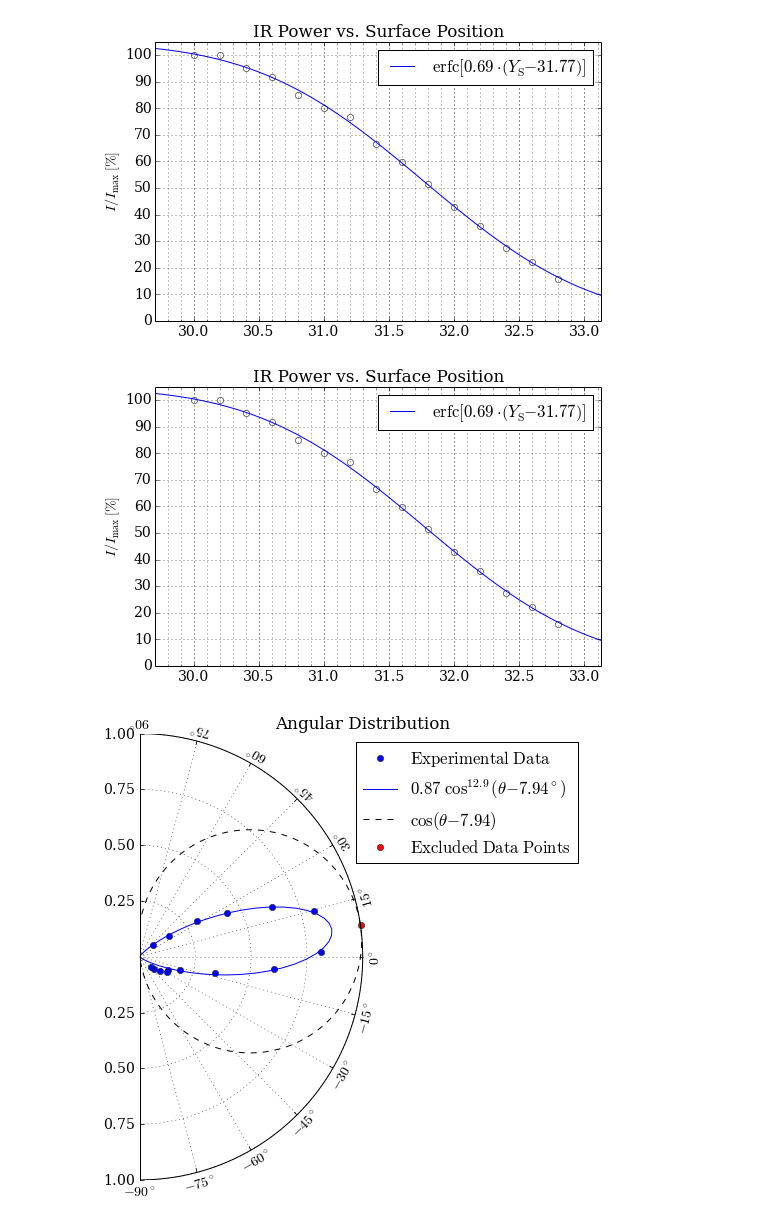
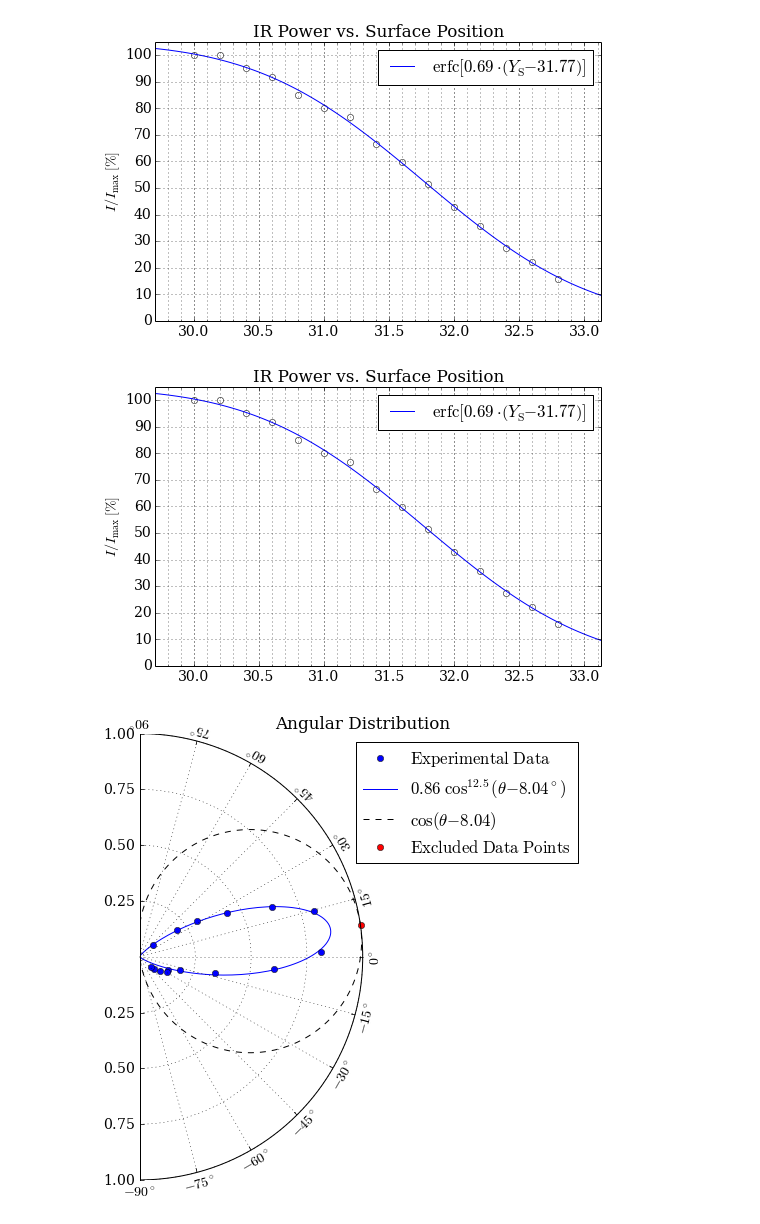
Before and after one commit to jwerdec/beamerlib, a Jupyter notebook: angular_distr.ipynb, the cells around one changed output. Saved outputs shown, nothing was run; the diff lists cells and outputs as text; code cells hidden in the pictures.

```diff
--- a/angular_distr.ipynb
+++ b/angular_distr.ipynb
@@ -30,19 +30,18 @@ SPM1 = SurfacePosMeas(surfpos, power, IRPos=7)
 # %% [output]
 [figure]
 # %%
-intensities = [1.8181650771537534e-12, -1.21367978055561e-10, -2.4496892707856074e-10, -4.6333798025784959e-10, -6.6702598957224955e-10,\
- -9.6617893690204617e-10, -1.2287767430760598e-09, -1.5218150811163994e-09, -1.2379226258147593e-09, -9.1848674608014203e-10,\
- -5.2666183628298662e-10, -2.8991781264242726e-10, -2.1511541145914503e-10, -2.1435088276325482e-10, -1.7135883298721443e-10,\
- -1.2938154635344409e-10, -1.0793197039570779e-10]
+intensities = [-1.8181650771586907e-12, 1.2136797805557116e-10, 3.1400260112554549e-10, 4.6333798025784809e-10, 6.6702598957224872e-10, 9.6617893690203231e-10,
+1.2287767430760787e-09, 1.5218150811163204e-09, 1.2379226258147202e-09, 9.1848674608014328e-10, 5.2666183628299624e-10,
+2.8991781264240627e-10, 2.1511541145913797e-10, 2.1435088276325966e-10, 1.7135883298721531e-10, 1.2938154635346852e-10, 1.079319703957058e-10]
 pos = arange(1,9.5,0.5)
 surfpos = arange(30,33,0.2)
 power = [0.3, 0.3, 0.285, 0.275, 0.255, 0.24, 0.23, 0.2, .179, .155, .129, .107, .082, .066, .047]
 SPM1 = SurfacePosMeas(surfpos, power, IRPos=7)
 Setups = [REMPISetup(SPM1, {'REMPI': 0, 'Center ZRM': 5.1, 'ZRM': zrm, 'Surface Y': 35}) for zrm in pos]
 AngDistr = AngularDistribution(Setups, intensities, exclude=[7])
 # %% [output]
 [figure]
-[figure, old version]
+[figure, new version]
 # %%
 plot(AngDistr.Angles, AngDistr.Integrals, 'bo')
 show()
```
Also changed, not shown: parts of 2 cells of this notebook, 1 other file.
